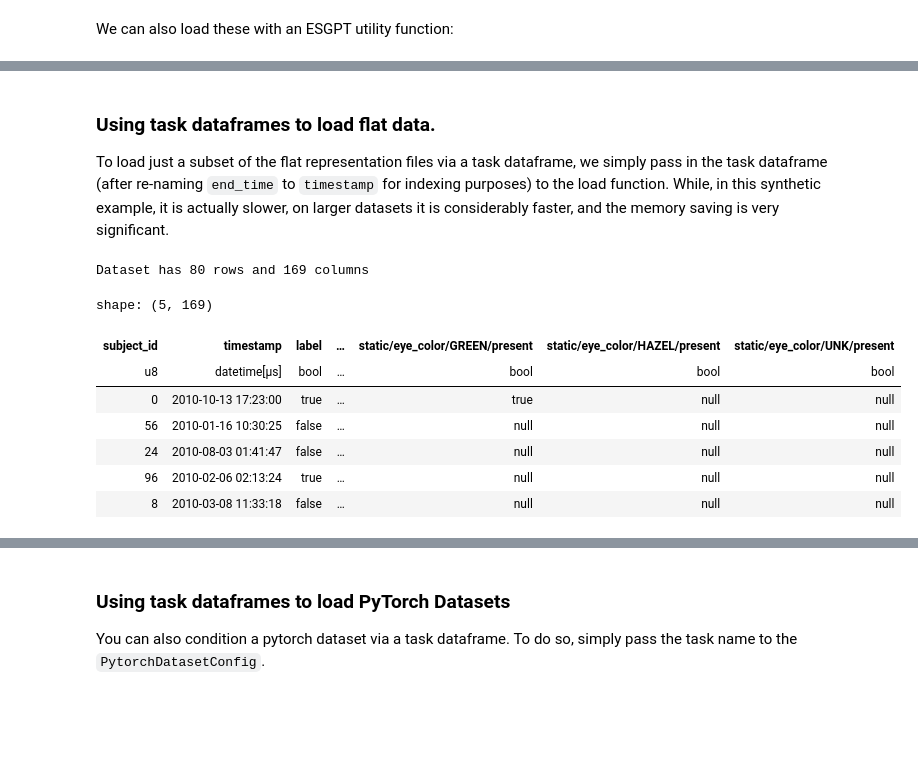
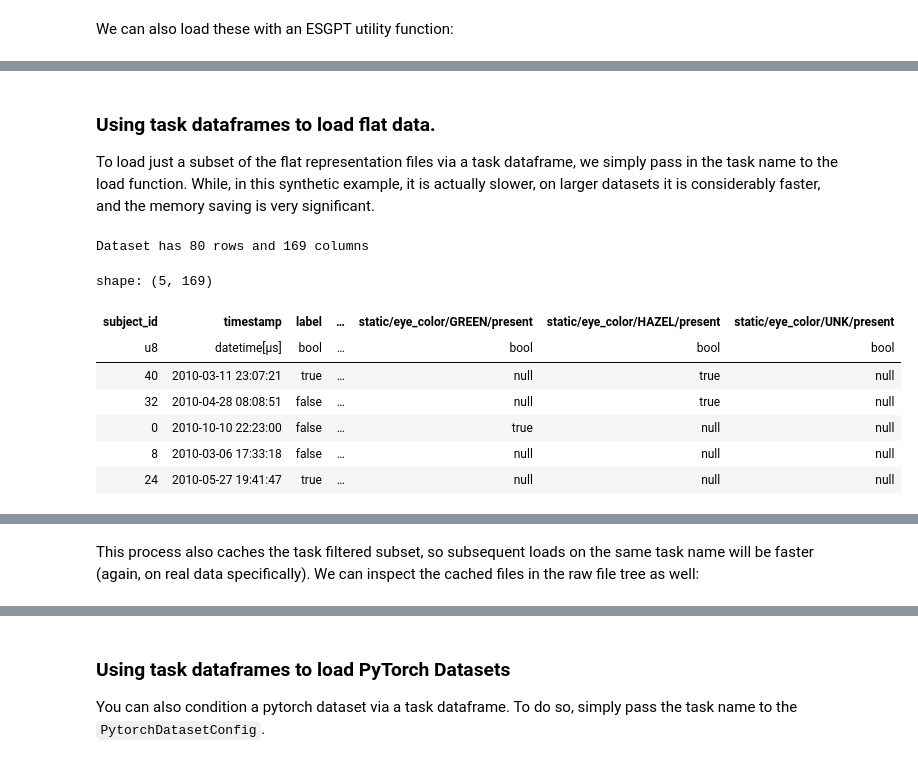
Before and after one commit to mmcdermott/EventStreamGPT, a Jupyter notebook: sample_data/examine_synthetic_data.ipynb, the cells around one changed output, grey strips where cells are left out. Saved outputs shown, nothing was run; the diff lists cells and outputs as text; code cells hidden in the pictures; blank space fills up the shorter version.

Commit message:
Re-arranged some things, and added capability to cache task specific FT flat datasets.

```diff
--- a/sample_data/examine_synthetic_data.ipynb
+++ b/sample_data/examine_synthetic_data.ipynb
@@ -1309,21 +1305,19 @@ shape: (2, 4)
 # %% [markdown]
 ### Using task dataframes to load flat data.
 
-To load just a subset of the flat representation files via a task dataframe, we simply pass in the task dataframe (after re-naming `end_time` to `timestamp` for indexing purposes) to the load function. While, in this synthetic example, it is actually slower, on larger datasets it is considerably faster, and the memory saving is very significant.
+To load just a subset of the flat representation files via a task dataframe, we simply pass in the task name to the load function. While, in this synthetic example, it is actually slower, on larger datasets it is considerably faster, and the memory saving is very significant.
 # %%
 %%time
-flat_reps = load_flat_rep(
-    ESD, window_sizes=['7d'], join_df=tasks['single_label_binary_classification'].rename({"end_time": "timestamp"})
-)
+flat_reps = load_flat_rep(ESD, window_sizes=['7d'], task_df_name='single_label_binary_classification')
 print(f"Dataset has {flat_reps['train'].select(pl.count()).collect().item()} rows and {len(flat_reps['train'].columns)} columns")
 display(flat_reps['train'].head().collect())
 # %% [output]
 Dataset has 80 rows and 169 columns
 shape: (5, 169)
 | subject_id | timestamp | label | … | static/eye_color/GREEN/present | static/eye_color/HAZEL/present | static/eye_color/UNK/present |
 | u8 | datetime[μs] | bool | … | bool | bool | bool |
-| 0 | 2010-10-13 17:23:00 | true | … | true | null | null |
-| 56 | 2010-01-16 10:30:25 | false | … | null | null | null |
-| 24 | 2010-08-03 01:41:47 | false | … | null | null | null |
-| 96 | 2010-02-06 02:13:24 | true | … | null | null | null |
-| 8 | 2010-03-08 11:33:18 | false | … | null | null | null |
+| 40 | 2010-03-11 23:07:21 | true | … | null | true | null |
+| 32 | 2010-04-28 08:08:51 | false | … | null | true | null |
+| 0 | 2010-10-10 22:23:00 | false | … | true | null | null |
+| 8 | 2010-03-06 17:33:18 | false | … | null | null | null |
+| 24 | 2010-05-27 19:41:47 | true | … | null | null | null |
@@ -1331,0 +1326,2 @@ Wall time: 186 ms
+# %% [markdown]
+This process also caches the task filtered subset, so subsequent loads on the same task name will be faster (again, on real data specifically). We can inspect the cached files in the raw file tree as well:
```
Also changed, not shown: parts of 35 cells of this notebook, 9 other files.
